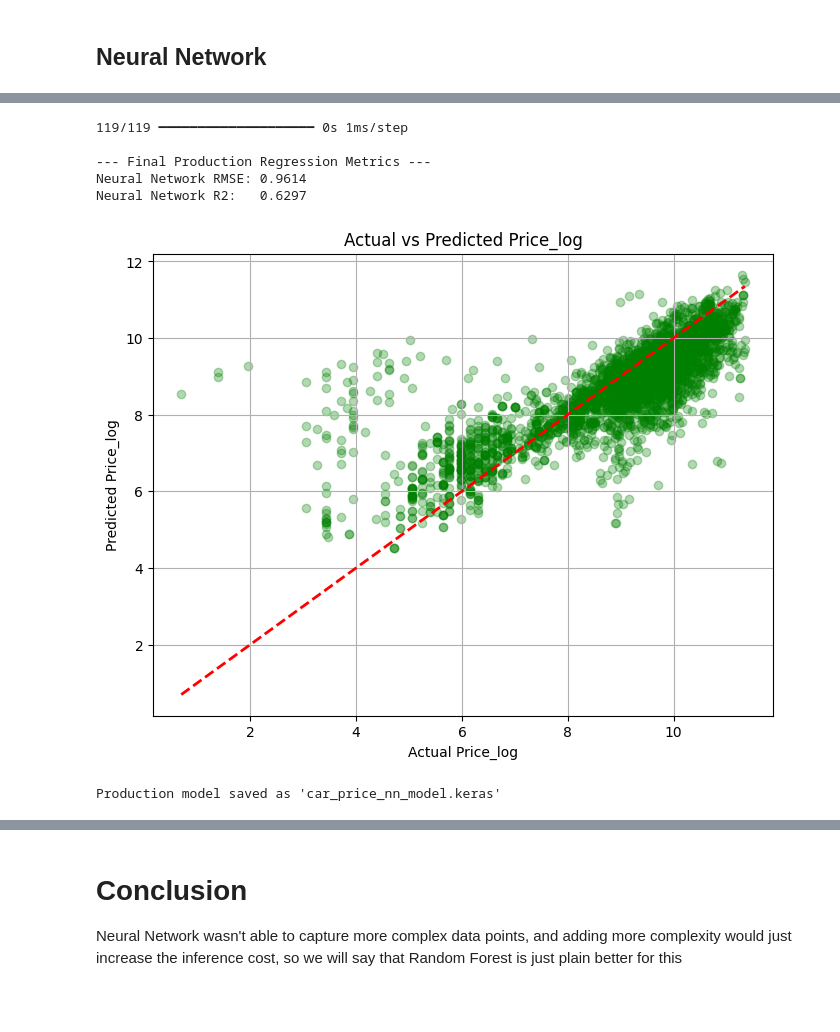
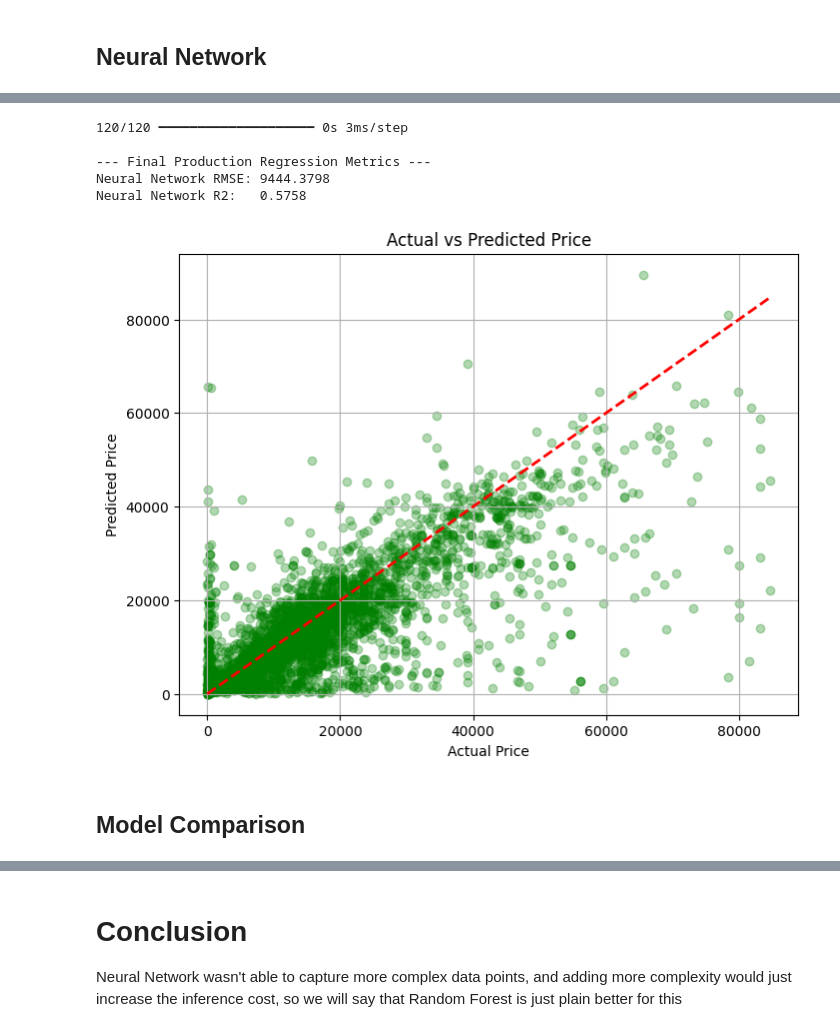
Before and after one commit to KavyaJP/Neural-Networks, a Jupyter notebook: car_price.ipynb, the cells around one changed output, grey strips where cells are left out. Saved outputs shown, nothing was run; the diff lists cells and outputs as text; code cells hidden in the pictures; blank space fills up the shorter version.

Commit message:
Car Price

```diff
--- a/car_price.ipynb
+++ b/car_price.ipynb
@@ -657,21 +636,25 @@ ml_models = {
 results_list = []
 
 for name, model in ml_models.items():
+    # Train the model on the log-transformed data
     model.fit(X_train, y_train)
 
-    y_pred = model.predict(X_test)
+    # Model outputs predictions in log scale
+    log_pred = model.predict(X_test)
 
-    rmse = root_mean_squared_error(y_test, y_pred)
+    # Reverse the log transformation for BOTH actuals and predictions
+    y_test_real = np.expm1(y_test)
+    y_pred_real = np.expm1(log_pred)
 
-    r2 = r2_score(y_test, y_pred)
+    # Calculate metrics on the actual dollar amounts
+    rmse = root_mean_squared_error(y_test_real, y_pred_real)
+    r2 = r2_score(y_test_real, y_pred_real)
 
     results_list.append({"Model": name, "RMSE": rmse, "R2": r2})
-
     print(f"Training done for {name}")
 
 ML_Results = pd.DataFrame(results_list).sort_values(by="R2", ascending=False)
-
-ML_Results
+display(ML_Results)
 # %% [output]
 Training done for Linear Regression
 Training done for SVR
@@ -974,37 +1001,35 @@ Restoring model weights from the end of the best epoch: 19.
 # %%
-# ---------------------------------------------------------
-# 7. EVALUATION: Regression Metrics & Scatter Plot
-# ---------------------------------------------------------
 y_pred_nn = final_model.predict(X_test_nn).flatten()
 
-final_rmse = root_mean_squared_error(y_test, y_pred_nn)
-final_r2 = r2_score(y_test, y_pred_nn)
+y_test_real = np.expm1(y_test)
+y_pred_nn = np.expm1(y_pred_nn)
+
+final_rmse = root_mean_squared_error(y_test_real, y_pred_nn)
+final_r2 = r2_score(y_test_real, y_pred_nn)
 
 print("\n--- Final Production Regression Metrics ---")
 print(f"Neural Network RMSE: {final_rmse:.4f}")
 print(f"Neural Network R2:   {final_r2:.4f}")
 
-# Replaced Confusion Matrix with Actual vs Predicted Scatter
 plt.figure(figsize=(8, 6))
-plt.scatter(y_test, y_pred_nn, alpha=0.3, color="green")
+plt.scatter(y_test_real, y_pred_nn, alpha=0.3, color="green")
 plt.plot(
-    [y_test.min(), y_test.max()], [y_test.min(), y_test.max()], "r--", lw=2
+    [y_test_real.min(), y_test_real.max()],
+    [y_test_real.min(), y_test_real.max()],
+    "r--",
+    lw=2,
 )
-plt.title("Actual vs Predicted Price_log")
-plt.xlabel("Actual Price_log")
-plt.ylabel("Predicted Price_log")
+plt.title("Actual vs Predicted Price")
+plt.xlabel("Actual Price")
+plt.ylabel("Predicted Price")
 plt.grid(True)
 plt.show()
 # %% [output]
-119/119 ━━━━━━━━━━━━━━━━━━━━ 0s 1ms/step
+120/120 ━━━━━━━━━━━━━━━━━━━━ 0s 3ms/step
 
 --- Final Production Regression Metrics ---
-Neural Network RMSE: 0.9614
-Neural Network R2:   0.6297
+Neural Network RMSE: 9444.3798
+Neural Network R2:   0.5758
-[figure, old version]
+[figure, new version]
-# %%
-# 8. Final Save
-final_model.save("car_price_nn_model.keras")
-print("Production model saved as 'car_price_nn_model.keras'")
-# %% [output]
-Production model saved as 'car_price_nn_model.keras'
+# %% [markdown]
+## Model Comparison
```
Also changed, not shown: parts of 42 cells of this notebook, 2 other files.
